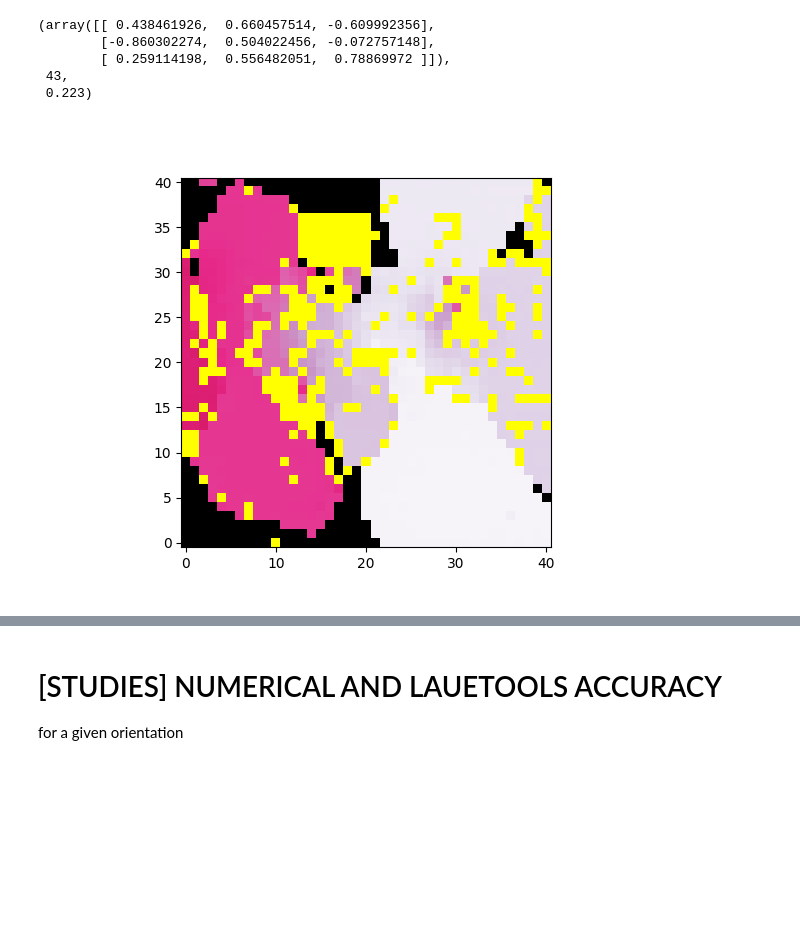
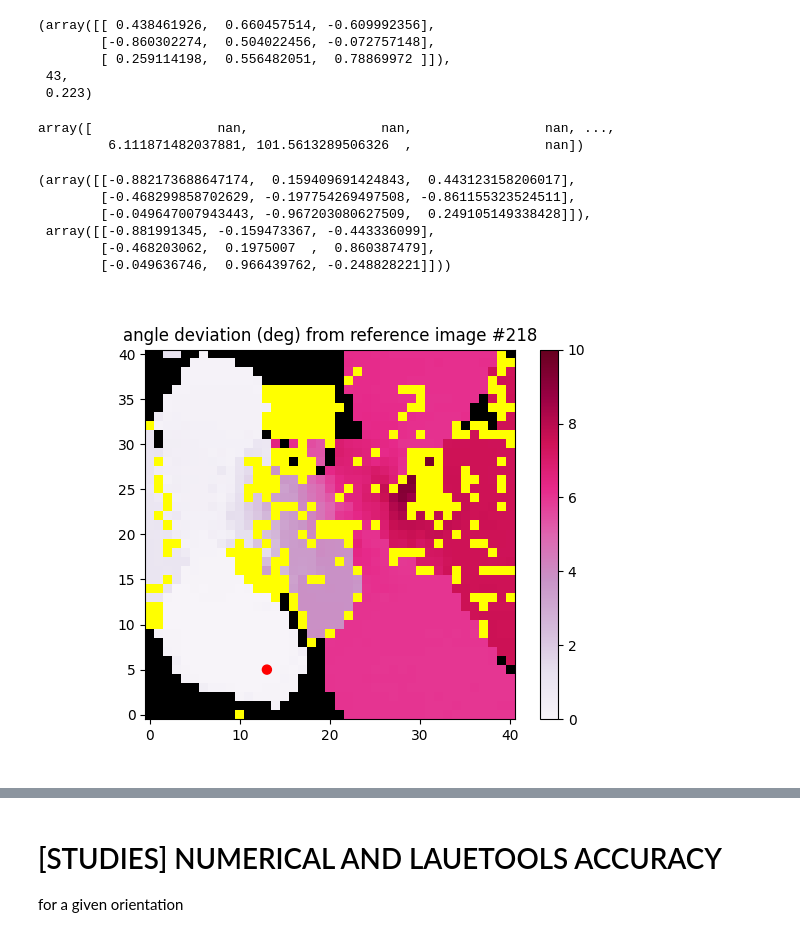
Before and after one commit to BM32ESRF/lauetools, a Jupyter notebook: LaueTools/notebooks/Indexation_MultiProcessing_april2025.ipynb, the cells around one changed output, grey strips where cells are left out. Cells and saved outputs as stored; diff of their text form; code cells hidden in the pictures; blank space fills up the shorter version.

Commit message:
new features (save and load pickle, visualisation, mask)

```diff
--- a/LaueTools/notebooks/Indexation_MultiProcessing_april2025.ipynb
+++ b/LaueTools/notebooks/Indexation_MultiProcessing_april2025.ipynb
@@ -806,18 +821,26 @@ Last allresults.pickle file was saved at 2025-04-11 19:12:00.790976:
 # %% [markdown]
 ### [LOAD] `allresults` from "allresults" .pickle file
 # %%
-if 0: #LOAD
+if 1: #LOAD
     fullpathsaving = '/data/projects/zndendrites/ma6034/bm32/20240625/RAW_DATA/'
     fullpathsaving += 'sample1_test/sample1_test_sample5-30m-new2-coarse-large/scan0001/'
-    fullpathsaving += 'datfiles_notebook/allresults_G1.pickle'
-    if input('Are you sure to load a previous file and overwrite dictresults?') in ('y','yes','Y','YES','o','O'):
+    fullpathsaving += 'datfiles_notebook/allresults_G218.pickle'
+    if input('Are you sure to load a previous file and overwrite your current dictresults?') in ('y','yes','Y','YES','o','O'):
         with open(fullpathsaving, 'rb') as f:
             dictresults=pickle.load(f)
         allresults = dictresults['allresults']
         dict_scan_data = dictresults['dict_scan_data']
         dict_index_refine_for_mpi= dictresults['dict_index_refine_for_mpi']
+        dict_indexrefine = dict_index_refine_for_mpi['dict_indexrefine']
+        dict_info_collect_mpi = dictresults['dict_info_collect_mpi']
         dict_results_summary = dictresults['dict_results_summary']
         mapdims = dict_scan_data['mapdims']
         corfilefolder = dict_scan_data['corfilefolder']
+        fitfilefolder = dict_scan_data['fitfilefolder']
         depth = dict_index_refine_for_mpi['depth']
         maskindexed2D = dict_results_summary['maskindexed2D']
+        usepreviousUB = dict_info_collect_mpi['usepreviousUB']
+        treatedimages = dict_results_summary['treatedimages']
+        nonindexedimages = dict_results_summary['nonindexedimages']
+        indexedimages = dict_results_summary['indexedimages']
+        Nbindexedimages2D = dict_results_summary['Nbindexedimages2D']
@@ -897,15 +902,0 @@ ax2.format_coord = GT.format_getimageindex_imshow
-# %%
-# using mask wrt mininmum number of index spots
-MinNbthreshold = 20 # in % unit
-
-import numpy.ma as ma
-Nbindexedimages2Dplot = copy.copy(Nbindexedimages2D)
-if MinNbthreshold:
-    Nbindexedimages2Dplot = ma.masked_where(Nbindexedimages2Dplot <= MinNbthreshold, Nbindexedimages2Dplot)
-
-fig2,ax2 = plt.subplots()
-pp2 = ax2.imshow(Nbindexedimages2Dplot, origin='lower')
-ax2.set_title('Nb indexed spots higher than %d '%MinNbthreshold)
-plt.colorbar(pp2)
-GT.format_getimageindex_imshow.__defaults__=(mapdims,)
-ax2.format_coord = GT.format_getimageindex_imshow
@@ -1103,17 +1091,40 @@ For image #1468, Orientation Matrix UB:
 # TODO compute kernel average Map
 # %%
 # ref UB matrice
-i_ref = 276
+i_ref = 218
 UB0 = ffs0.UB[i_ref]
+refUB0 = np.linalg.qr(UB0)[0]
 
 AngleDev = []
 for ii in range(mapdims[0]*mapdims[1]):
-    AngleDev.append(GT.getRotationAngleFrom2Matrices(np.linalg.qr(UB0)[0], np.linalg.qr(ffs0.UB[ii])[0]))
+    repUB = np.linalg.qr(ffs0.UB[ii])[0]
+    AngleDev.append(GT.getRotationAngleFrom2Matrices(refUB0, repUB))
+
 
 AngleDev = np.array(AngleDev)
+AngleDev
+# %% [output]
+array([                nan,                 nan,                 nan, ...,
+         6.111871482037881, 101.5613289506326  ,                 nan])
+# %%
+i_image = 1496
+np.linalg.qr(ffs0.UB[i_image])[0], ffs0.UB[i_image]
+# %% [output]
+(array([[-0.882173688647174,  0.159409691424843,  0.443123158206017],
+        [-0.468299858702629, -0.197754269497508, -0.861155323524511],
+        [-0.049647007943443, -0.967203080627509,  0.249105149338428]]),
+ array([[-0.881991345, -0.159473367, -0.443336099],
+        [-0.468203062,  0.1975007  ,  0.860387479],
+        [-0.049636746,  0.966439762, -0.248828221]]))
 # %%
 fig, ax = plt.subplots()
-ax.imshow(AngleDev.reshape(mapdims), vmin=0, vmax=10., cmap = mycmap, origin='lower')
+im = ax.imshow(AngleDev.reshape(mapdims), vmin=0, vmax=10., cmap = mycmap, origin='lower')
+ax.set_title(f'angle deviation (deg) from reference image #{i_ref}')
+xref, yref = i_ref%mapdims[1], i_ref // mapdims[1]
+circle1 = plt.Circle((xref, yref), 0.5, color='r')
+plt.colorbar(im)
+
+ax.add_patch(circle1)
 ax.format_coord = lambda x, y: GT.format_getimageindex_imshow(x, y, mapdims)
 # %% [output]
-[figure, old version]
+[figure, new version]
```
Also changed, not shown: parts of 28 cells of this notebook.
